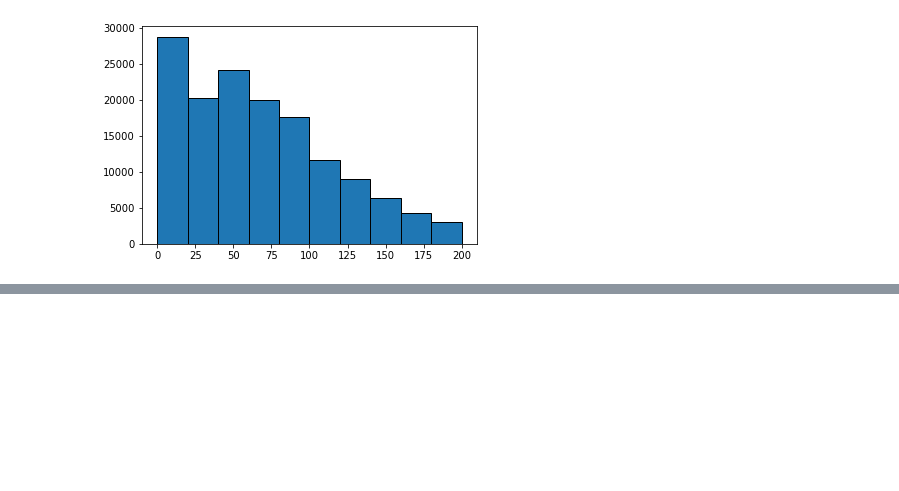
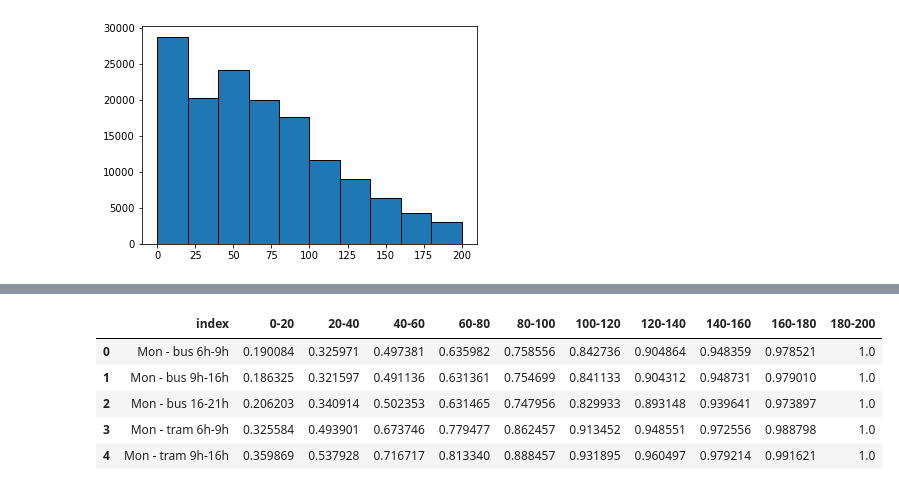
Before and after one commit to epplepascal/sbb-robust-journey-planner, a Jupyter notebook: notebooks/istdaten_clean.ipynb, the cells around one changed output, grey strips where cells are left out. Drawn from its saved outputs; the diff is of its cells as text; code cells hidden in the pictures; blank space fills up the shorter version.

```diff
--- a/notebooks/istdaten_clean.ipynb
+++ b/notebooks/istdaten_clean.ipynb
@@ -333,0 +357,6 @@ plt.bar(bin_centers, frequencies, width=np.diff(bin_ranges), edgecolor='black')
+# %%
+rows_sums = stat_istdaten.sum(axis=1)
+row_sum = rows_sums.tolist()
+# %%
+df_cum_sum = stat_istdaten.cumsum(axis=1)
+df_cum_sum.head()
@@ -333,0 +370,3 @@ plt.bar(bin_centers, frequencies, width=np.diff(bin_ranges), edgecolor='black')
+# %%
+istdaten_prob = df_cum_sum.divide(row_sum, axis='rows')
+istdaten_prob.head()
@@ -333,0 +380,14 @@ plt.bar(bin_centers, frequencies, width=np.diff(bin_ranges), edgecolor='black')
+# %%
+all_prob_ist = istdaten_prob.join(indexx)
+# %%
+cols = list(all_prob_ist.columns)
+cols = [cols[-1]] + cols[:-1]
+prob = all_prob_ist[cols]
+prob.head()
+# %% [output]
+|  | index | 0-20 | 20-40 | 40-60 | 60-80 | 80-100 | 100-120 | 120-140 | 140-160 | 160-180 | 180-200 |
+| 0 | Mon - bus 6h-9h | 0.190084 | 0.325971 | 0.497381 | 0.635982 | 0.758556 | 0.842736 | 0.904864 | 0.948359 | 0.978521 | 1.0 |
+| 1 | Mon - bus 9h-16h | 0.186325 | 0.321597 | 0.491136 | 0.631361 | 0.754699 | 0.841133 | 0.904312 | 0.948731 | 0.979010 | 1.0 |
+| 2 | Mon - bus 16-21h | 0.206203 | 0.340914 | 0.502353 | 0.631465 | 0.747956 | 0.829933 | 0.893148 | 0.939641 | 0.973897 | 1.0 |
+| 3 | Mon - tram 6h-9h | 0.325584 | 0.493901 | 0.673746 | 0.779477 | 0.862457 | 0.913452 | 0.948551 | 0.972556 | 0.988798 | 1.0 |
+| 4 | Mon - tram 9h-16h | 0.359869 | 0.537928 | 0.716717 | 0.813340 | 0.888457 | 0.931895 | 0.960497 | 0.979214 | 0.991621 | 1.0 |
```
Also changed, not shown: parts of 6 cells of this notebook, 2 other files.
